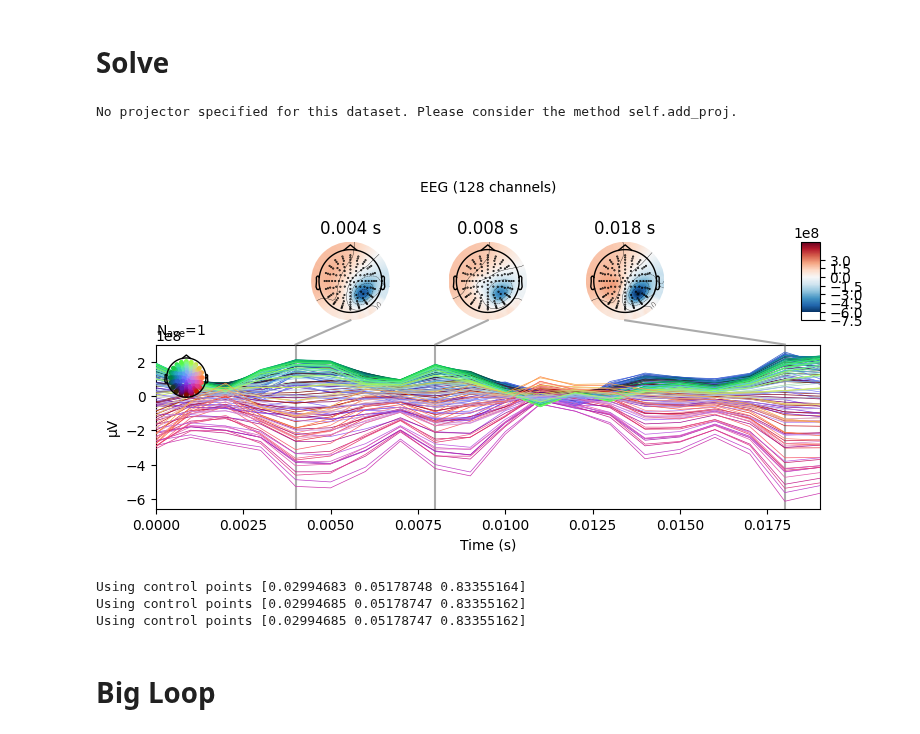
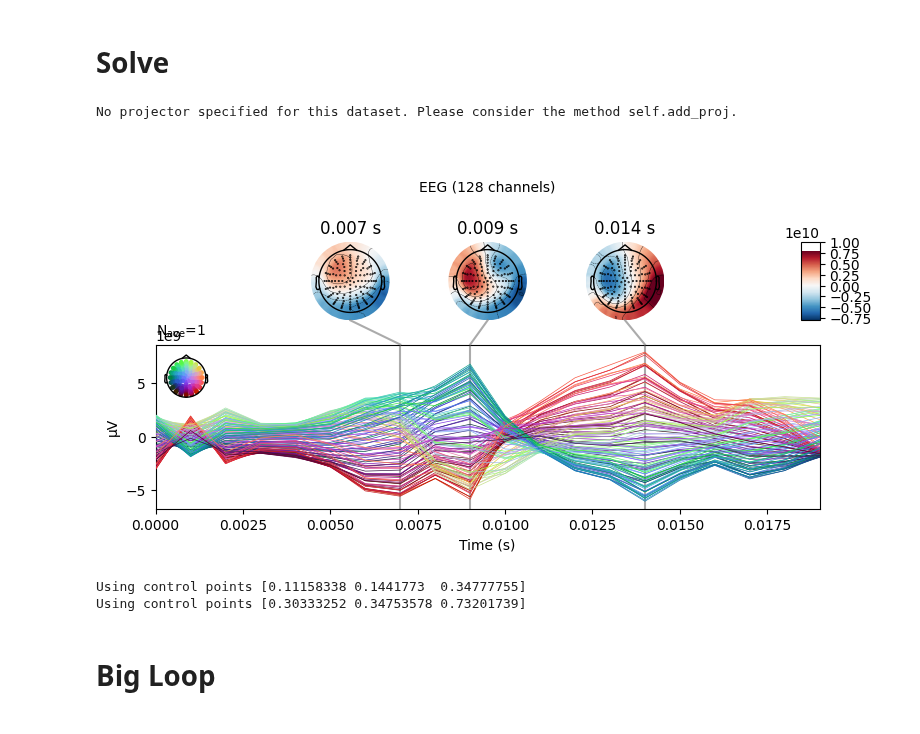
Before and after one commit to LukeTheHecker/invert, a Jupyter notebook: dev/evaluate.ipynb, the cells around one changed output. Saved outputs shown, nothing was run; the diff lists cells and outputs as text; code cells hidden in the pictures.

```diff
--- a/dev/evaluate.ipynb
+++ b/dev/evaluate.ipynb
@@ -62,22 +62,21 @@ SSP projectors applied...
 # Solve
 # %%
 from invert import Solver
-solver = Solver("source-map-msp")
-solver.make_inverse_operator(fwd, evoked, alpha=0.01)
+solver = Solver("LCMV")
+solver.make_inverse_operator(fwd, evoked, alpha=0.00001)
 stc_ = solver.apply_inverse_operator(evoked)
 stc_.data /= abs(stc_.data).max()
 brain = stc_.plot(**pp)
 brain.add_text(0.1, 0.9, solver.name, 'title',
                font_size=14)
 
 evoked_ = mne.EvokedArray(fwd["sol"]["data"] @ stc_.data, info)
 evoked_.plot_joint()
 # %% [output]
 No projector specified for this dataset. Please consider the method self.add_proj.
-[figure, old version]
+[figure, new version]
-Using control points [0.02994683 0.05178748 0.83355164]
-Using control points [0.02994685 0.05178747 0.83355162]
-Using control points [0.02994685 0.05178747 0.83355162]
+Using control points [0.11158338 0.1441773  0.34777755]
+Using control points [0.30333252 0.34753578 0.73201739]
 # %%
 from invert.adapters import stampc
 stc_stamp = stampc(stc_, evoked, fwd, n_orders=2, rv_thresh=0.1)
```
Also changed, not shown: parts of 2 cells of this notebook, 7 other files.
